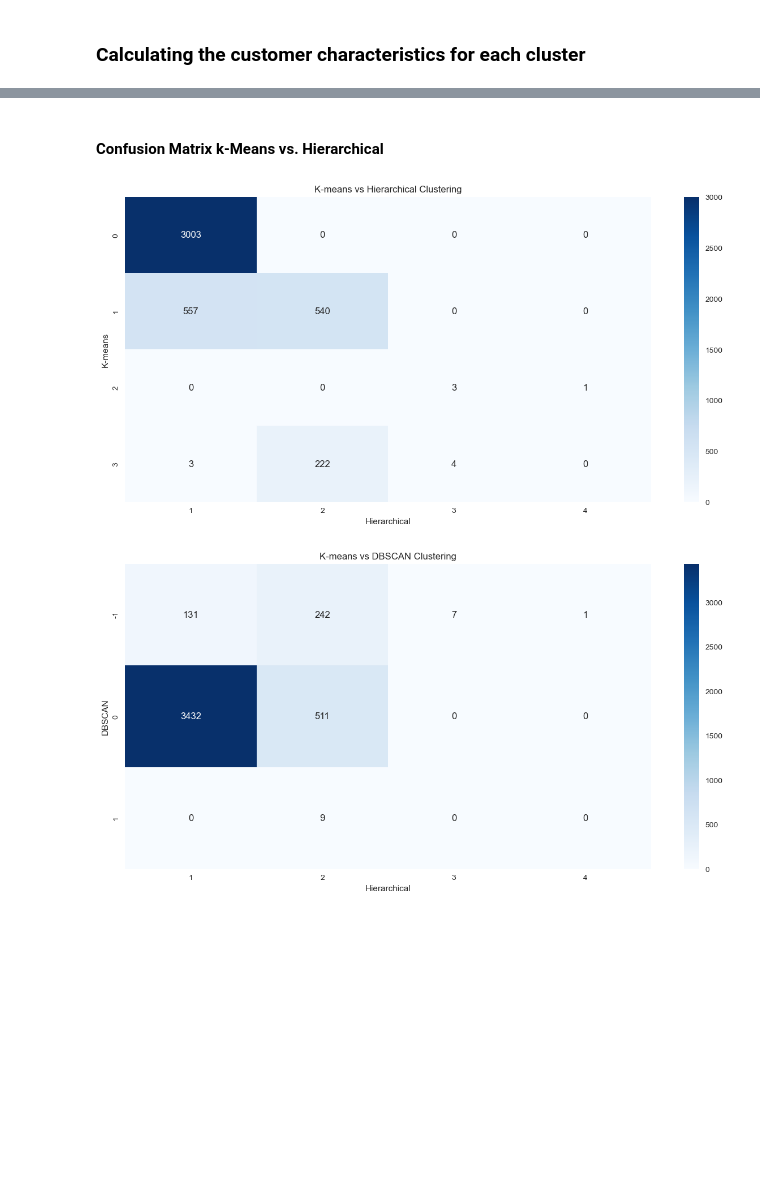
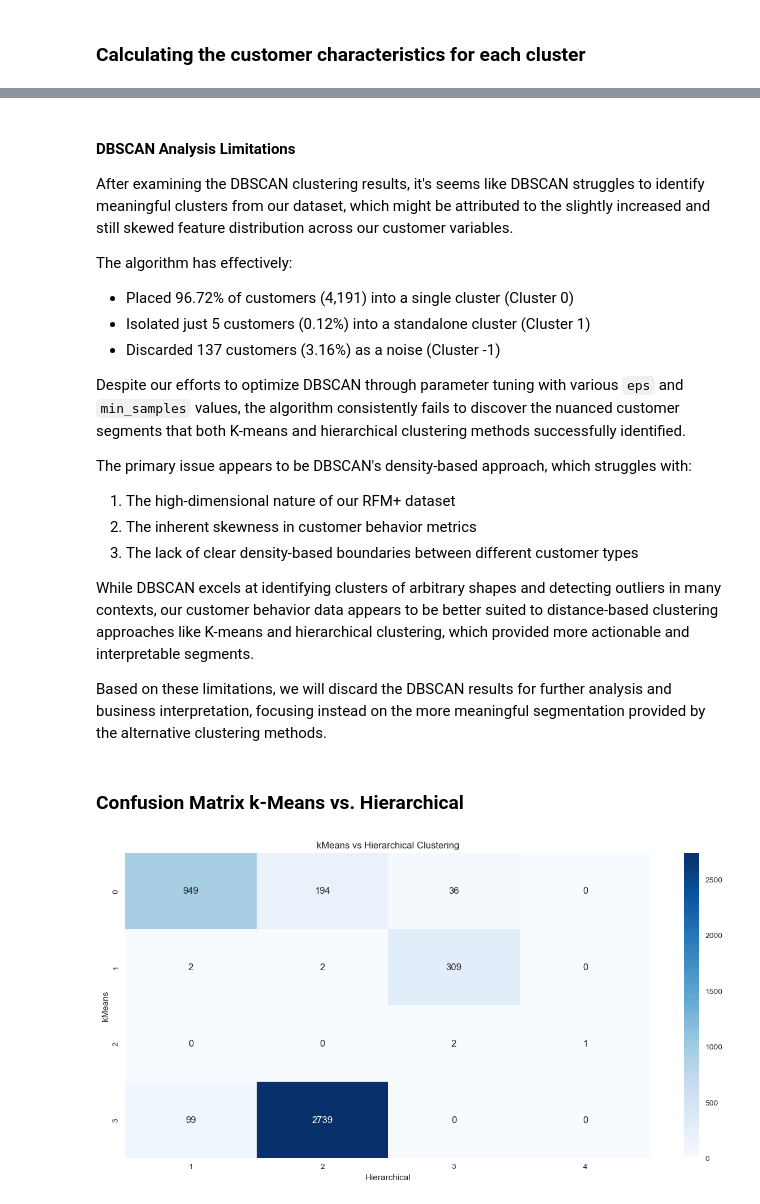
Before and after one commit to sachstimo/online-retail-analysis, a Jupyter notebook: retail_analysis.ipynb, the cells around one changed output, grey strips where cells are left out. Cells and saved outputs as stored; diff of their text form; code cells hidden in the pictures; blank space fills up the shorter version.

```diff
--- a/retail_analysis.ipynb
+++ b/retail_analysis.ipynb
@@ -616,5 +645,6 @@ To improve clustering quality, we should remove redundant or less relevant featu
 # %%
-cluster_cols = ['Recency', 'Frequency', 'Monetary_log', 'AvgBasketSize_log', 'AvgBasketValue_log', 'DistinctItems', 'PurchaseConsistency', 'PurchaseCoverage', 'IsUK']
+#cluster_cols = ['Recency', 'Frequency', 'Monetary_log', 'AvgBasketSize_log', 'AvgBasketValue_log', 'DistinctItems', 'PurchaseConsistency', 'PurchaseCoverage', 'IsUK']
+cluster_cols = ['Recency_log', 'Frequency_log', 'Monetary_log', 'AvgBasketSize_log', 'AvgBasketValue_log', 'DistinctItems_log', 'PurchaseConsistency', 'PurchaseCoverage', 'IsUK']
 # %% [markdown]
 # 5. Data transformations
 # %%
@@ -644,7 +674,7 @@ memory usage: 389.4+ KB
 # %%
 customer_features_transformed = customer_features.copy()
 
-log_cols = ['Monetary', 'AvgBasketSize', 'AvgBasketValue']
+log_cols = ['Monetary', 'AvgBasketSize', 'AvgBasketValue', 'Recency', 'Frequency', 'DistinctItems']
 
 for col in log_cols:
     customer_features_transformed[col + '_log'] = np.log1p(customer_features_transformed[col])
@@ -1064,32 +1346,37 @@ DBSCAN Cluster Analysis:
+# %% [markdown]
+#### DBSCAN Analysis Limitations
+
+After examining the DBSCAN clustering results, it's seems like DBSCAN struggles to identify meaningful clusters from our dataset, which might be attributed to the slightly increased and still skewed feature distribution across our customer variables.
+
+The algorithm has effectively:
+- Placed 96.72% of customers (4,191) into a single cluster (Cluster 0)
+- Isolated just 5 customers (0.12%) into a standalone cluster (Cluster 1)
+- Discarded 137 customers (3.16%) as a noise (Cluster -1)
+
+Despite our efforts to optimize DBSCAN through parameter tuning with various `eps` and `min_samples` values, the algorithm consistently fails to discover the nuanced customer segments that both K-means and hierarchical clustering methods successfully identified.
+
+The primary issue appears to be DBSCAN's density-based approach, which struggles with:
+1. The high-dimensional nature of our RFM+ dataset
+2. The inherent skewness in customer behavior metrics
+3. The lack of clear density-based boundaries between different customer types
+
+While DBSCAN excels at identifying clusters of arbitrary shapes and detecting outliers in many contexts, our customer behavior data appears to be better suited to distance-based clustering approaches like K-means and hierarchical clustering, which provided more actionable and interpretable segments.
+
+Based on these limitations, we will discard the DBSCAN results for further analysis and business interpretation, focusing instead on the more meaningful segmentation provided by the alternative clustering methods.
 # %% [markdown]
-#### Confusion Matrix k-Means vs. Hierarchical
+### Confusion Matrix k-Means vs. Hierarchical
 # %%
 plt.figure(figsize=fs)
-plt.title('K-means vs Hierarchical Clustering')
-
+plt.title('kMeans vs Hierarchical Clustering')
 
 cross_tab_kmeans = pd.crosstab(
     customer_features['kM_Cluster'],
     customer_features['Hierarchical_Cluster'],
-    rownames=['K-means'],
+    rownames=['kMeans'],
     colnames=['Hierarchical'],
 )
 
 sns.heatmap(cross_tab_kmeans, annot=True, fmt='d', cmap='Blues')
-
-plt.figure(figsize=fs)
-plt.title('K-means vs DBSCAN Clustering')
-
-cross_tab_dbscan = pd.crosstab(
-    customer_features['DBSCAN_Cluster'],
-    customer_features['Hierarchical_Cluster'],
-    rownames=['DBSCAN'],
-    colnames=['Hierarchical'],
-)
-
-sns.heatmap(cross_tab_dbscan, annot=True, fmt='d', cmap='Blues')
-
 plt.show()
 # %% [output]
-[figure, old version]
+[figure, new version]
-[figure, removed]
```
Also changed, not shown: parts of 79 cells of this notebook.
